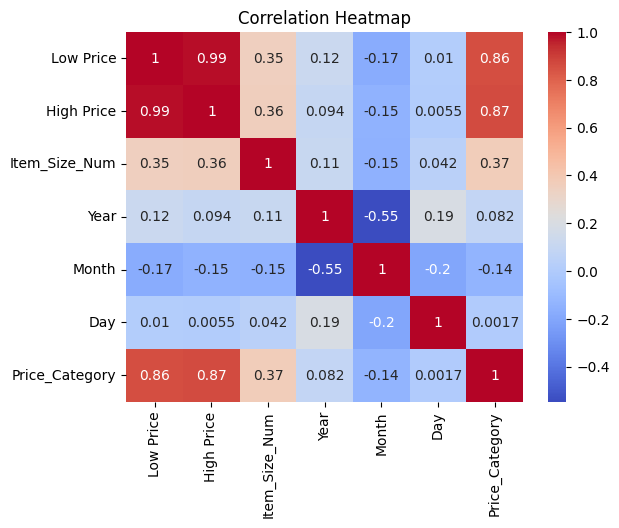
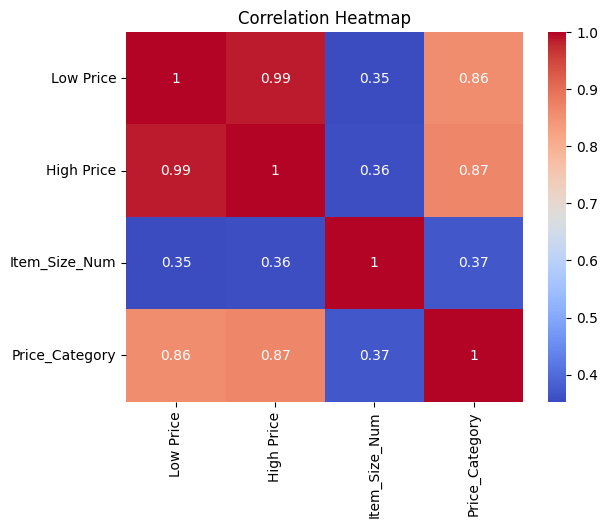
The notebook cell's code change between the first figure and the second:
--- before
+++ after
@@ -1,3 +1,3 @@
-sns.heatmap(df.corr(numeric_only=True), annot=True, cmap='coolwarm')
+sns.heatmap(corr_df.corr(numeric_only=True), annot=True, cmap='coolwarm')
 plt.title("Correlation Heatmap")
 plt.show()

Commit: Update pumpkin classification code